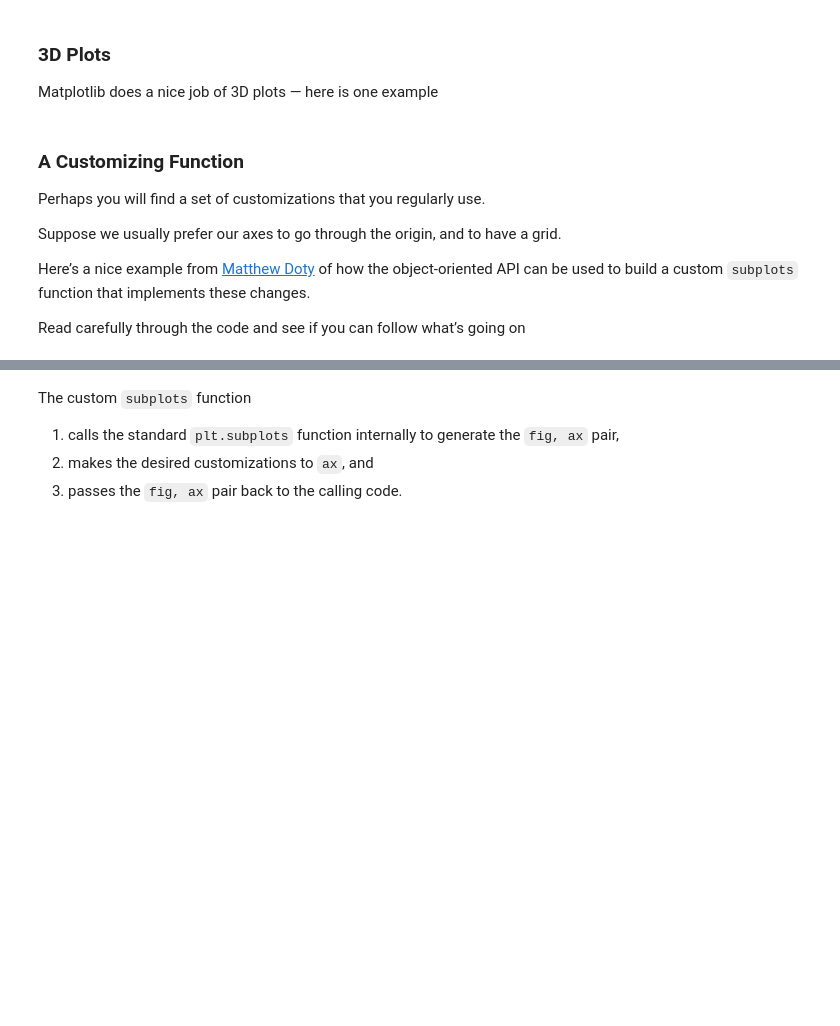
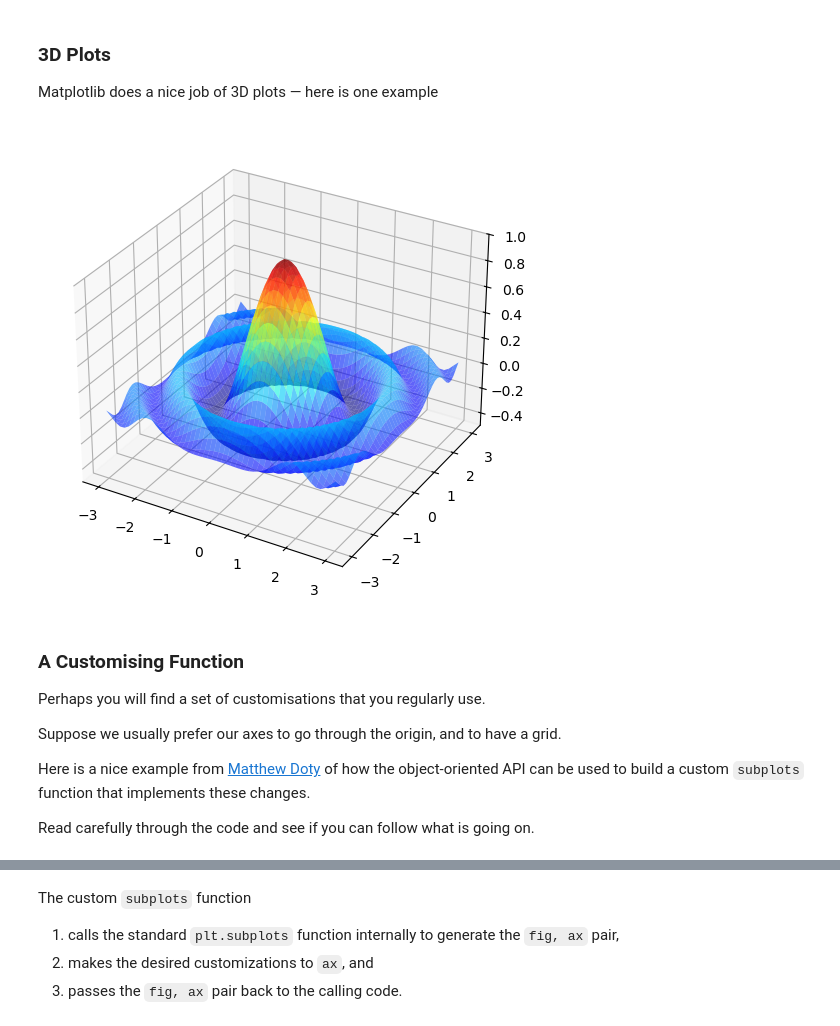
Before and after one commit to LiminMHuang/lecture-python-programming.myst, a Jupyter notebook: lectures/lecture12_matplotlib.ipynb, the cells around one changed output, grey strips where cells are left out. Saved outputs shown, nothing was run; the diff lists cells and outputs as text; code cells hidden in the pictures; blank space fills up the shorter version.

Commit message:
lecture12-A Customising Function

```diff
--- a/lectures/lecture12_matplotlib.ipynb
+++ b/lectures/lecture12_matplotlib.ipynb
@@ -181,38 +183,41 @@ plt.show()
 <a id='index-5'></a>
 Matplotlib does a nice job of 3D plots — here is one example
 # %%
-from mpl_toolkits.mplot3d.axes3d import Axes3D
-from matplotlib import cm
+from mpl_toolkits.mplot3d.axes3d import Axes3D # This class enables 3D plotting in Matplotlib.
+from matplotlib import cm # Stands for colormap
 
 
 def f(x, y):
     return np.cos(x**2 + y**2) / (1 + x**2 + y**2)
 
 xgrid = np.linspace(-3, 3, 50)
 ygrid = xgrid
-x, y = np.meshgrid(xgrid, ygrid)
+x, y = np.meshgrid(xgrid, ygrid) # This converts these 1D arrays into 2D coordinate matrices.
 
 fig = plt.figure(figsize=(10, 6))
-ax = fig.add_subplot(111, projection='3d')
+ax = fig.add_subplot(111, projection='3d') # '111' means “1 row, 1 column, first plot”.
+                                           # This automatically creates an instance of 'Axes3D' under the hood.
 ax.plot_surface(x,
                 y,
                 f(x, y),
-                rstride=2, cstride=2,
+                rstride=1, cstride=1, # row and column stride (controls surface resolution).
                 cmap=cm.jet,
-                alpha=0.7,
-                linewidth=0.25)
+                alpha=0.6,
+                linewidth=0.1)
 ax.set_zlim(-0.5, 1.0)
 plt.show()
+# %% [output]
+[figure, added]
 # %% [markdown]
-### A Customizing Function
+### A Customising Function
 
-Perhaps you will find a set of customizations that you regularly use.
+Perhaps you will find a set of customisations that you regularly use.
 
 Suppose we usually prefer our axes to go through the origin, and to have a grid.
 
-Here’s a nice example from [Matthew Doty](https://github.com/xcthulhu) of how the object-oriented API can be used to build a custom `subplots` function that implements these changes.
+Here is a nice example from [Matthew Doty](https://github.com/xcthulhu) of how the object-oriented API can be used to build a custom `subplots` function that implements these changes.
 
-Read carefully through the code and see if you can follow what’s going on
+Read carefully through the code and see if you can follow what is going on.
 # %%
 def subplots():
     "Custom subplots with axes through the origin"
```
Also changed, not shown: parts of 13 cells of this notebook, 1 other file.
